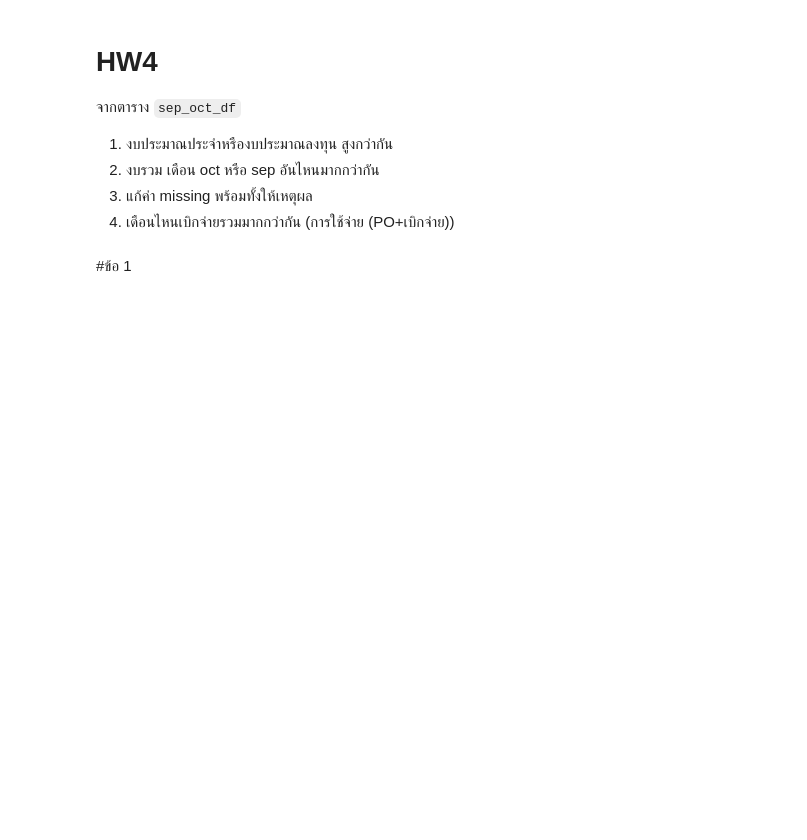
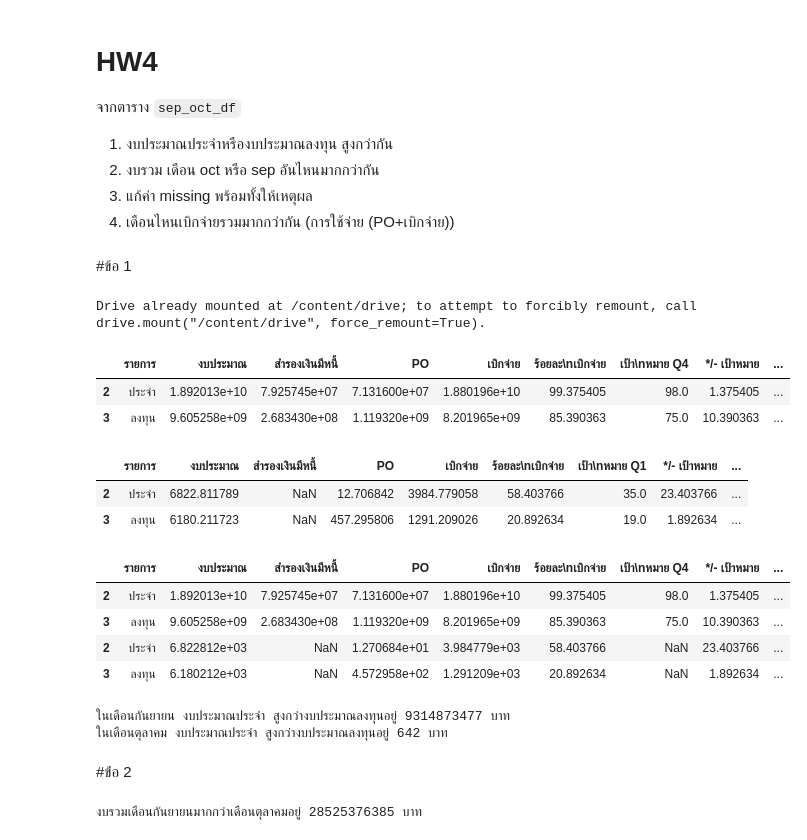
Before and after one commit to lapatradaa/python_dataviz2023, a Jupyter notebook: Pandas102.ipynb, the cells around one changed output. Cells and saved outputs as stored; diff of their text form; code cells hidden in the pictures; blank space fills up the shorter version.

```diff
--- a/Pandas102.ipynb
+++ b/Pandas102.ipynb
@@ -196,3 +174,61 @@ sep_oct_df
 4.   เดือนไหนเบิกจ่ายรวมมากกว่ากัน (การใช้จ่าย (PO+เบิกจ่าย))
 # %% [markdown]
 #ข้อ 1
+# %%
+import pandas as pd
+import os
+
+from google.colab import drive
+drive.mount('/content/drive')
+path = '/content/drive/MyDrive/Dataviz2023'
+# %% [output]
+Drive already mounted at /content/drive; to attempt to forcibly remount, call drive.mount("/content/drive", force_remount=True).
+# %%
+sep_df = pd.read_excel('/content/drive/MyDrive/DataViz23Data/sep65.xlsx', header=8, skipfooter=26)
+sep_df = sep_df.iloc[-2:,:15]
+sep_df['เดือน-ปี'] = len(sep_df)*['sep-65']
+sep_df
+# %% [output]
+|  | รายการ | งบประมาณ | สำรองเงินมีหนี้ | PO | เบิกจ่าย | ร้อยละ\nเบิกจ่าย | เป้า\nหมาย Q4 | */- เป้าหมาย | ... |
+| 2 | ประจำ | 1.892013e+10 | 7.925745e+07 | 7.131600e+07 | 1.880196e+10 | 99.375405 | 98.0 | 1.375405 | ... |
+| 3 | ลงทุน | 9.605258e+09 | 2.683430e+08 | 1.119320e+09 | 8.201965e+09 | 85.390363 | 75.0 | 10.390363 | ... |
+# %%
+oct_df = pd.read_excel('/content/drive/MyDrive/DataViz23Data/oct65.xlsx', header=9, skipfooter=27)
+oct_df = oct_df.iloc[-2:,:15]
+oct_df['เดือน-ปี'] = len(oct_df)*['oct-65']
+oct_df
+# %% [output]
+|  | รายการ | งบประมาณ | สำรองเงินมีหนี้ | PO | เบิกจ่าย | ร้อยละ\nเบิกจ่าย | เป้า\nหมาย Q1 | */- เป้าหมาย | ... |
+| 2 | ประจำ | 6822.811789 | NaN | 12.706842 | 3984.779058 | 58.403766 | 35.0 | 23.403766 | ... |
+| 3 | ลงทุน | 6180.211723 | NaN | 457.295806 | 1291.209026 | 20.892634 | 19.0 | 1.892634 | ... |
+# %%
+sep_oct_df = pd.concat([sep_df, oct_df])
+sep_oct_df
+# %% [output]
+|  | รายการ | งบประมาณ | สำรองเงินมีหนี้ | PO | เบิกจ่าย | ร้อยละ\nเบิกจ่าย | เป้า\nหมาย Q4 | */- เป้าหมาย | ... |
+| 2 | ประจำ | 1.892013e+10 | 7.925745e+07 | 7.131600e+07 | 1.880196e+10 | 99.375405 | 98.0 | 1.375405 | ... |
+| 3 | ลงทุน | 9.605258e+09 | 2.683430e+08 | 1.119320e+09 | 8.201965e+09 | 85.390363 | 75.0 | 10.390363 | ... |
+| 2 | ประจำ | 6.822812e+03 | NaN | 1.270684e+01 | 3.984779e+03 | 58.403766 | NaN | 23.403766 | ... |
+| 3 | ลงทุน | 6.180212e+03 | NaN | 4.572958e+02 | 1.291209e+03 | 20.892634 | NaN | 1.892634 | ... |
+# %%
+fix_sep = sep_oct_df[(sep_oct_df['รายการ']=='ประจำ')&( sep_oct_df['เดือน-ปี']=='sep-65')]['งบประมาณ']
+invest_sep = sep_oct_df[(sep_oct_df['รายการ']=='ลงทุน')&( sep_oct_df['เดือน-ปี']=='sep-65')]['งบประมาณ']
+fix_oct = sep_oct_df[(sep_oct_df['รายการ']=='ประจำ')&( sep_oct_df['เดือน-ปี']=='oct-65')]['งบประมาณ']
+invest_oct = sep_oct_df[(sep_oct_df['รายการ']=='ลงทุน')&( sep_oct_df['เดือน-ปี']=='oct-65')]['งบประมาณ']
+if int(fix_sep) > int(invest_sep): print(f'ในเดือนกันยายน งบประมาณประจำ สูงกว่างบประมาณลงทุนอยู่',int(fix_sep)-int(invest_sep),'บาท')
+else: print (f'ในเดือนกันยายน งบประมาณลงทุน สูงกว่างบประมาณประจำอยู่',int(invest_sep)-int(fix_sep),'บาท')
+
+if int(fix_oct) > int(invest_oct): print(f'ในเดือนตุลาคม งบประมาณประจำ สูงกว่างบประมาณลงทุนอยู่', int(fix_oct)-int(invest_oct),'บาท')
+else: print (f'ในเดือนตุลาคม งบประมาณลงทุน สูงกว่างบประมาณประจำอยู่', int(invest_oct)-int(fix_oct),'บาท')
+# %% [output]
+ในเดือนกันยายน งบประมาณประจำ สูงกว่างบประมาณลงทุนอยู่ 9314873477 บาท
+ในเดือนตุลาคม งบประมาณประจำ สูงกว่างบประมาณลงทุนอยู่ 642 บาท
+# %% [markdown]
+#ข้่อ 2
+# %%
+total_sep = int(fix_sep) + int(invest_sep)
+total_oct = int(fix_oct) + int(invest_oct)
+if total_sep > total_oct : print(f'งบรวมเดือนกันยายนมากกว่าเดือนตุลาคมอยู่',(total_sep - total_oct), 'บาท')
+else: print(f'งบรวมเดือนตุลาคมมากกว่าเดือนกันยายนอยู่',(total_oct - total_sep), 'บาท')
+# %% [output]
+งบรวมเดือนกันยายนมากกว่าเดือนตุลาคมอยู่ 28525376385 บาท
```
Also changed, not shown: parts of 5 cells of this notebook.
